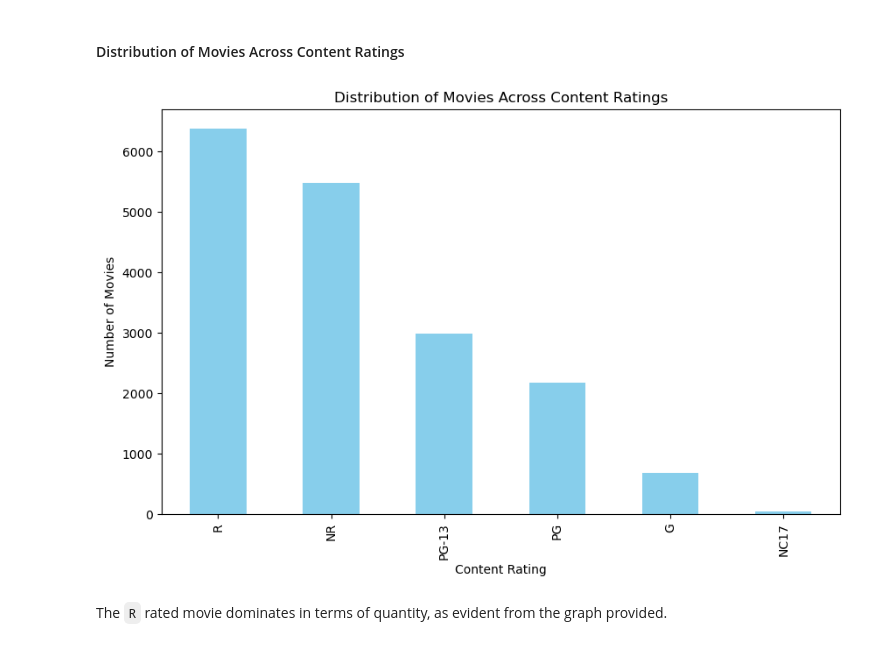
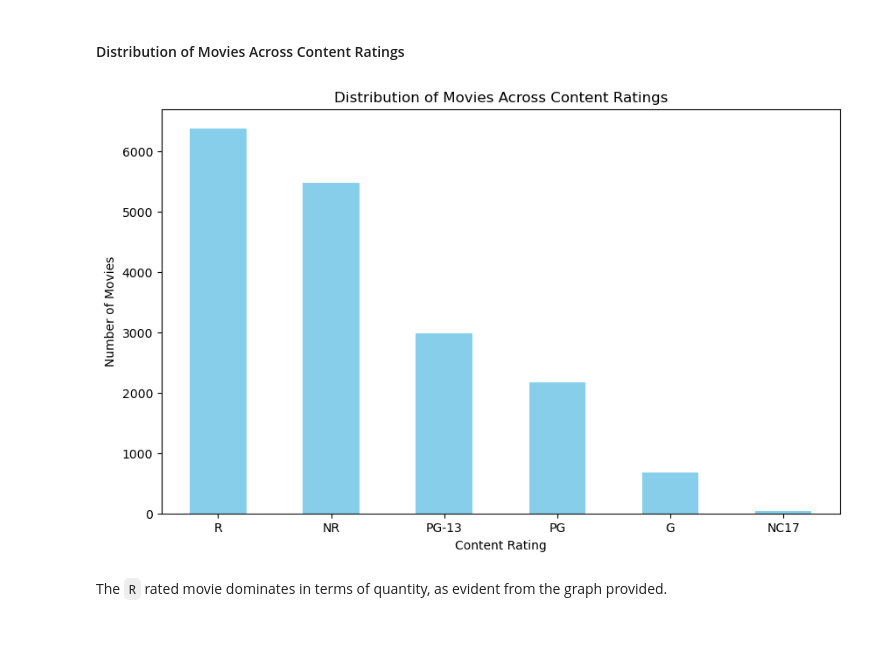
Before and after one commit to chrishunt11/Rotten-Tomatoes-Movies-Rating-Prediction, a Jupyter notebook: Rotten Tomatoes Movies Rating.ipynb, the cells around one changed output. Cells and saved outputs as stored; diff of their text form; code cells hidden in the pictures.

```diff
--- a/Rotten Tomatoes Movies Rating.ipynb
+++ b/Rotten Tomatoes Movies Rating.ipynb
@@ -153,15 +153,16 @@ Negative Correlation:
 # %%
 content_rating_counts = df_movie['content_rating'].value_counts()
 
 # Plotting the bar chart
 plt.figure(figsize=(10, 6))
 content_rating_counts.plot(kind='bar', color='skyblue')
 plt.title('Distribution of Movies Across Content Ratings')
 plt.xlabel('Content Rating')
 plt.ylabel('Number of Movies')
+plt.xticks(rotation=0)
 plt.show()
 # %% [output]
-[figure, old version]
+[figure, new version]
 # %% [markdown]
 The `R` rated movie dominates in terms of quantity, as evident from the graph provided.
 # %% [markdown]
```
Also changed, not shown: parts of 4 cells of this notebook.
